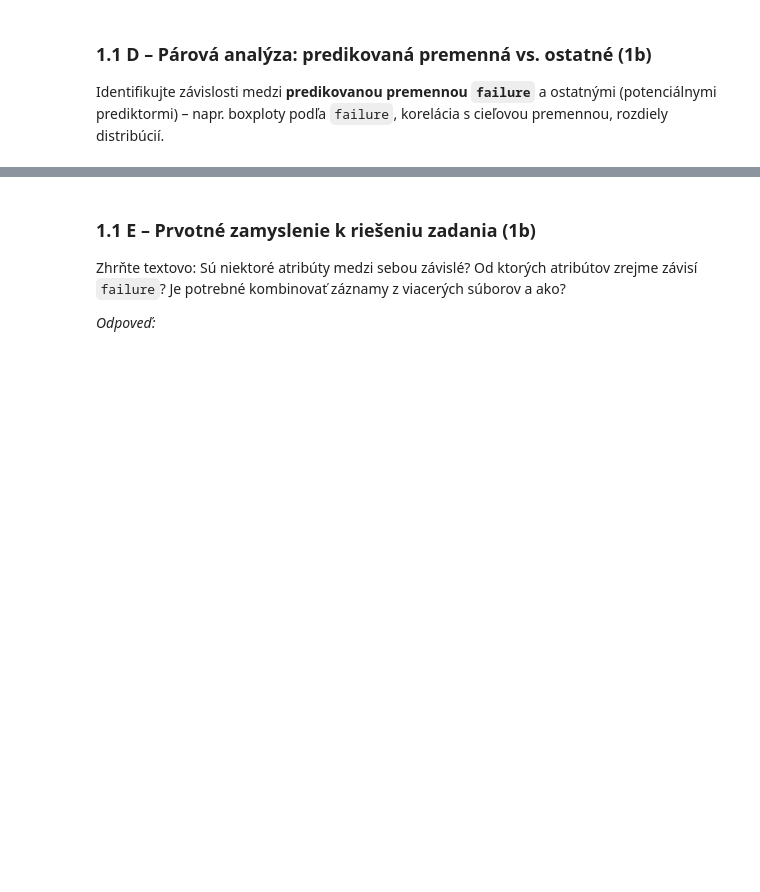
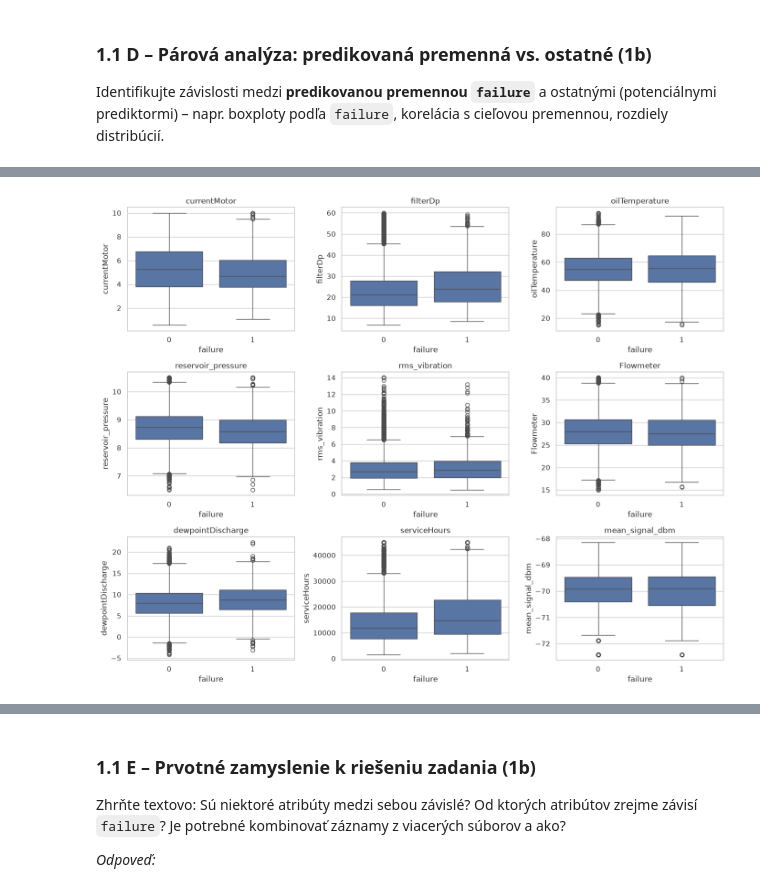
Before and after one commit to samuel-ivan05/IAU_zadanie, a Jupyter notebook: IAU-project.ipynb, the cells around one changed output, grey strips where cells are left out. Drawn from its saved outputs; the diff is of its cells as text; code cells hidden in the pictures; blank space fills up the shorter version.

```diff
--- a/IAU-project.ipynb
+++ b/IAU-project.ipynb
@@ -712,0 +758,21 @@ Identifikujte závislosti medzi **predikovanou premennou `failure`** a ostatným
+# %%
+# --- 1.1 D: Boxploty numerickych atributov podla failure ---
+
+fig, axes = plt.subplots(3, 3, figsize=(14, 11))
+for ax, col in zip(axes.ravel(), failure_num_cols):
+    sns.boxplot(
+        data=failure_num,
+        x="failure",
+        y=col,
+        ax=ax
+    )
+    ax.set_title(col)
+
+# Nevyuzite subploty (ak atributov je menej ako mriezka) vypneme
+for ax in axes.ravel()[len(failure_num_cols):]:
+    ax.axis("off")
+
+plt.tight_layout()
+plt.show()
+# %% [output]
+[figure, added]
```
Also changed, not shown: parts of 15 cells of this notebook, 1 other file.
